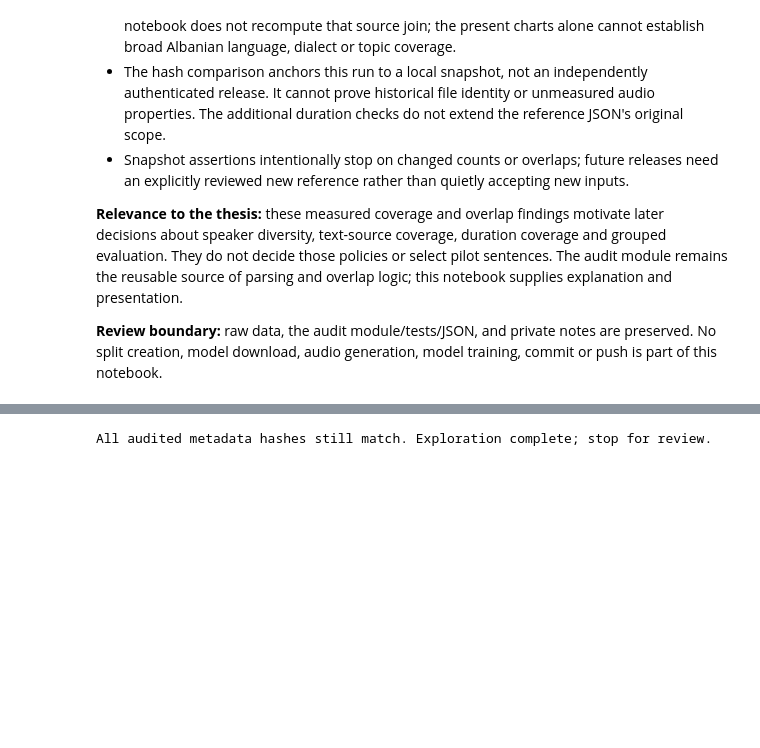
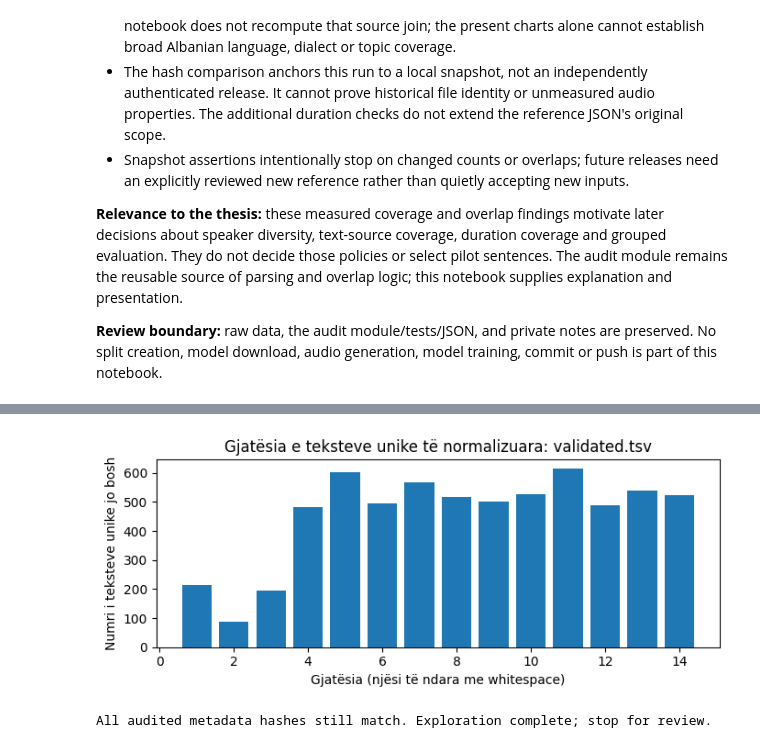
Before and after one commit to JonUkmata/Detection-of-Real-Fake-audio---Albanian-version, a Jupyter notebook: notebooks/01_dataset_exploration.ipynb, the cells around one changed output, grey strips where cells are left out. Saved outputs shown, nothing was run; the diff lists cells and outputs as text; code cells hidden in the pictures; blank space fills up the shorter version.

Commit message:
feat: analyze normalized Albanian text lengths

```diff
--- a/notebooks/01_dataset_exploration.ipynb
+++ b/notebooks/01_dataset_exploration.ipynb
@@ -300,3 +378,17 @@ This is a descriptive metadata exploration, not a real/fake classification exper
+# %%
+fig, ax = plt.subplots(figsize=(7, 3))
+ax.bar(list(length_frequencies), list(length_frequencies.values()), color='tab:blue')
+ax.set(
+    title='Gjatësia e teksteve unike të normalizuara: validated.tsv',
+    xlabel='Gjatësia (njësi të ndara me whitespace)',
+    ylabel='Numri i teksteve unike jo bosh',
+)
+ax.set_ylim(bottom=0)
+fig.tight_layout()
+plt.show()
+plt.close(fig)
+# %% [output]
+[figure, added]
 # %%
 # Final guard: all audited TSV bytes still match after exploration.
 for name, info in metadata.items():
```
Also changed, not shown: parts of 4 cells of this notebook.
